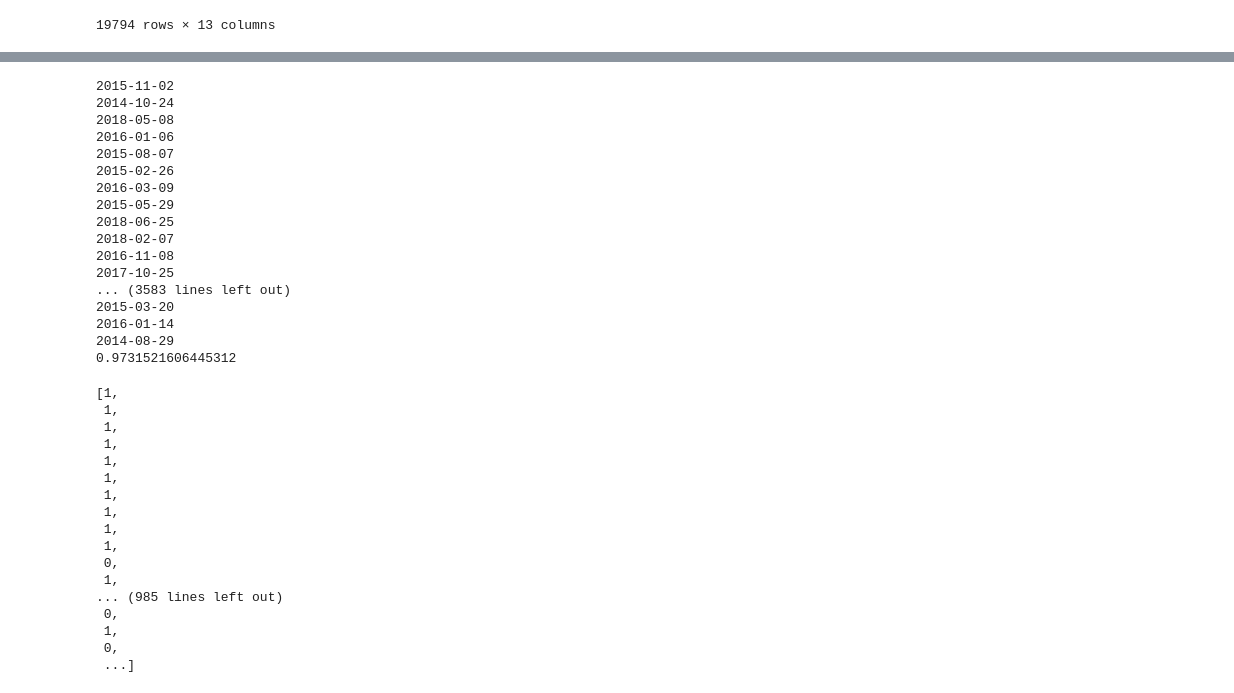
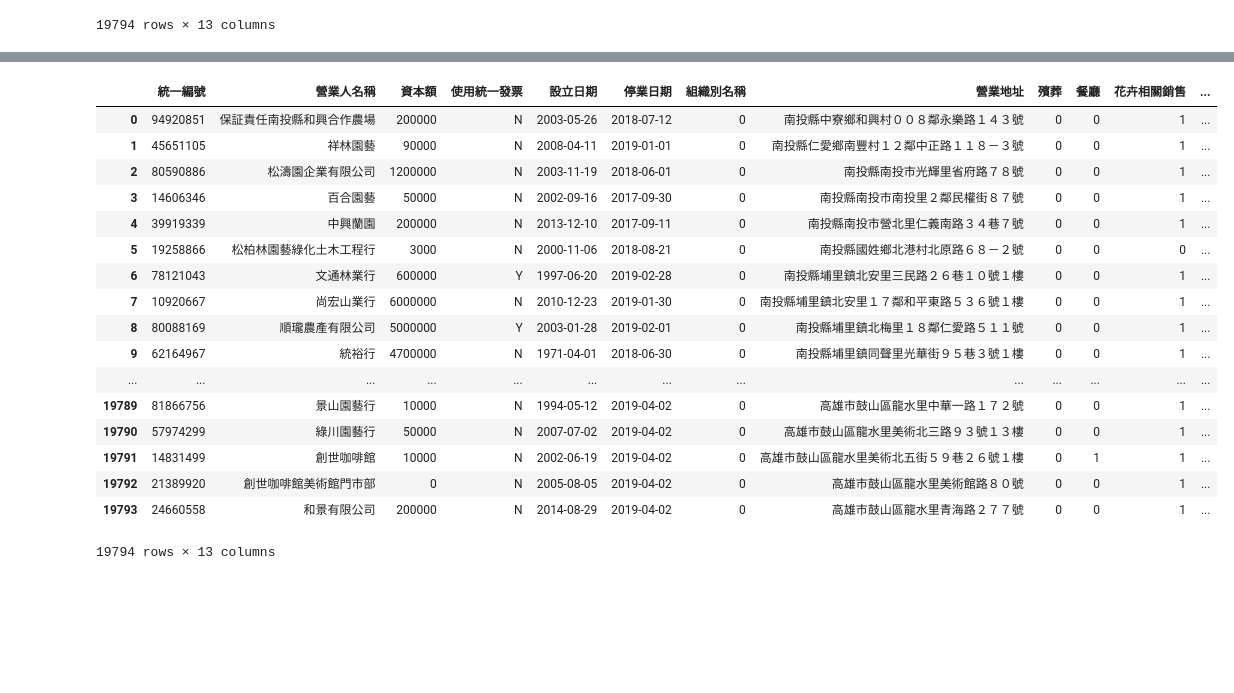
Before and after one commit to dogppatrick/python, a Jupyter notebook: cb105g4/005_sumbydate.ipynb, the cells around one changed output, grey strips where cells are left out. Drawn from its saved outputs; the diff is of its cells as text; code cells hidden in the pictures; blank space fills up the shorter version.

```diff
--- a/cb105g4/005_sumbydate.ipynb
+++ b/cb105g4/005_sumbydate.ipynb
@@ -41,51 +27,27 @@ True
-# %%
-import time
-t1 = time.time()
-lt2014=[]
-for i in range(len(sd)):
-    try:
-        date = dt.strptime(sd [i], "%Y-%m-%d")
-        if date > dt.strptime("2014-01-20", "%Y-%m-%d"):
-            lt2014.append(0)
-        else:
-            lt2014.append(1)
-    except ValueError:
-        lt2014.append(2)
-        print(sd[i], i)
-print(time.time()-t1)
-lt2014
-# %% [output]
-2015-11-02
-2014-10-24
-2018-05-08
-2016-01-06
-2015-08-07
-2015-02-26
-2016-03-09
-2015-05-29
-2018-06-25
-2018-02-07
-2016-11-08
-2017-10-25
-... (3583 lines left out)
-2015-03-20
-2016-01-14
-2014-08-29
-0.9731521606445312
-[1,
- 1,
- 1,
- 1,
- 1,
- 1,
- 1,
- 1,
- 1,
- 1,
- 0,
- 1,
-... (985 lines left out)
- 0,
- 1,
- 0,
- ...]
+# %%
+# sd = df["設立日期"]
+df = df.replace("n","2019-04-02")
+df["設立日期"] = pd.to_datetime(df["設立日期"])
+df["停業日期"] = pd.to_datetime(df["停業日期"])
+# df["停業日期"] = pd.to_datetime(df["停業日期"]) 非日期會產生錯誤
+# d_s = df["設立日期"]
+df
+# %% [output]
+|  | 統一編號 | 營業人名稱 | 資本額 | 使用統一發票 | 設立日期 | 停業日期 | 組織別名稱 | 營業地址 | 殯葬 | 餐廳 | 花卉相關銷售 | ... |
+| 0 | 94920851 | 保証責任南投縣和興合作農場 | 200000 | N | 2003-05-26 | 2018-07-12 | 0 | 南投縣中寮鄉和興村００８鄰永樂路１４３號 | 0 | 0 | 1 | ... |
+| 1 | 45651105 | 祥林園藝 | 90000 | N | 2008-04-11 | 2019-01-01 | 0 | 南投縣仁愛鄉南豐村１２鄰中正路１１８－３號 | 0 | 0 | 1 | ... |
+| 2 | 80590886 | 松濤園企業有限公司 | 1200000 | N | 2003-11-19 | 2018-06-01 | 0 | 南投縣南投市光輝里省府路７８號 | 0 | 0 | 1 | ... |
+| 3 | 14606346 | 百合園藝 | 50000 | N | 2002-09-16 | 2017-09-30 | 0 | 南投縣南投市南投里２鄰民權街８７號 | 0 | 0 | 1 | ... |
+| 4 | 39919339 | 中興蘭園 | 200000 | N | 2013-12-10 | 2017-09-11 | 0 | 南投縣南投市營北里仁義南路３４巷７號 | 0 | 0 | 1 | ... |
+| 5 | 19258866 | 松柏林園藝綠化土木工程行 | 3000 | N | 2000-11-06 | 2018-08-21 | 0 | 南投縣國姓鄉北港村北原路６８－２號 | 0 | 0 | 0 | ... |
+| 6 | 78121043 | 文通林業行 | 600000 | Y | 1997-06-20 | 2019-02-28 | 0 | 南投縣埔里鎮北安里三民路２６巷１０號１樓 | 0 | 0 | 1 | ... |
+| 7 | 10920667 | 尚宏山業行 | 6000000 | N | 2010-12-23 | 2019-01-30 | 0 | 南投縣埔里鎮北安里１７鄰和平東路５３６號１樓 | 0 | 0 | 1 | ... |
+| 8 | 80088169 | 順瓏農產有限公司 | 5000000 | Y | 2003-01-28 | 2019-02-01 | 0 | 南投縣埔里鎮北梅里１８鄰仁愛路５１１號 | 0 | 0 | 1 | ... |
+| 9 | 62164967 | 統裕行 | 4700000 | N | 1971-04-01 | 2018-06-30 | 0 | 南投縣埔里鎮同聲里光華街９５巷３號１樓 | 0 | 0 | 1 | ... |
+| ... | ... | ... | ... | ... | ... | ... | ... | ... | ... | ... | ... | ... |
+| 19789 | 81866756 | 景山園藝行 | 10000 | N | 1994-05-12 | 2019-04-02 | 0 | 高雄市鼓山區龍水里中華一路１７２號 | 0 | 0 | 1 | ... |
+| 19790 | 57974299 | 綠川園藝行 | 50000 | N | 2007-07-02 | 2019-04-02 | 0 | 高雄市鼓山區龍水里美術北三路９３號１３樓 | 0 | 0 | 1 | ... |
+| 19791 | 14831499 | 創世咖啡館 | 10000 | N | 2002-06-19 | 2019-04-02 | 0 | 高雄市鼓山區龍水里美術北五街５９巷２６號１樓 | 0 | 1 | 1 | ... |
+| 19792 | 21389920 | 創世咖啡館美術館門市部 | 0 | N | 2005-08-05 | 2019-04-02 | 0 | 高雄市鼓山區龍水里美術館路８０號 | 0 | 0 | 1 | ... |
+| 19793 | 24660558 | 和景有限公司 | 200000 | N | 2014-08-29 | 2019-04-02 | 0 | 高雄市鼓山區龍水里青海路２７７號 | 0 | 0 | 1 | ... |
+19794 rows × 13 columns
```
Also changed, not shown: parts of 12 cells of this notebook, 1 other file.
